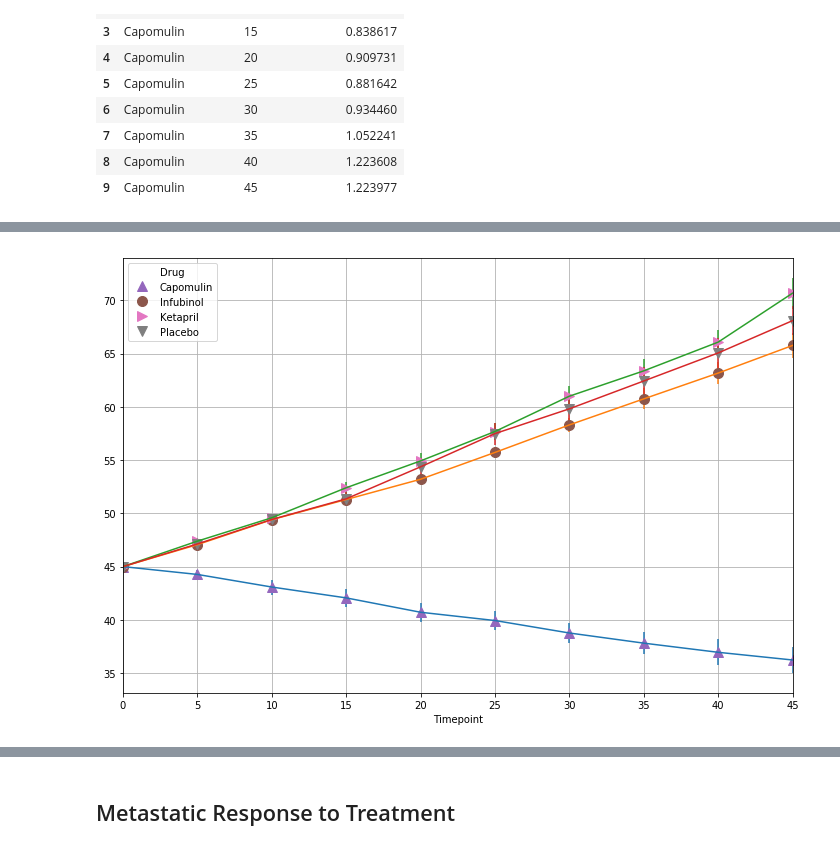
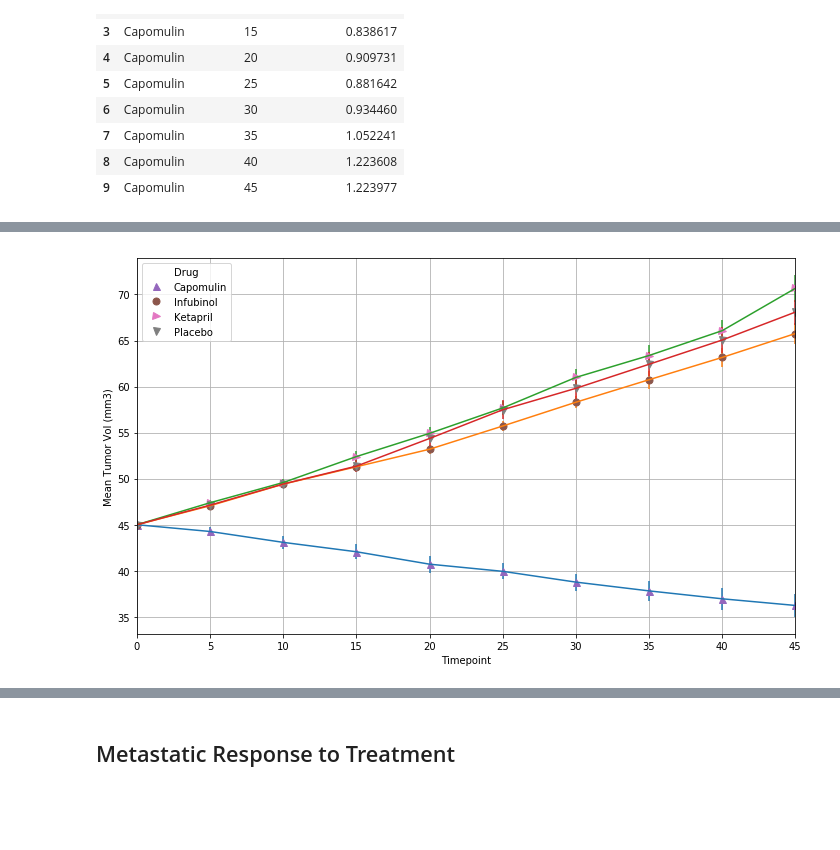
Before and after one commit to vinayakdixit/Homework_Submission, a Jupyter notebook: Matplotlib/Pymaceuticals/Vin-pymaceuticals.ipynb, the cells around one changed output, grey strips where cells are left out. Drawn from its saved outputs; the diff is of its cells as text; code cells hidden in the pictures; blank space fills up the shorter version.

```diff
--- a/Matplotlib/Pymaceuticals/Vin-pymaceuticals.ipynb
+++ b/Matplotlib/Pymaceuticals/Vin-pymaceuticals.ipynb
@@ -134,16 +136,21 @@ pivot_df
 # %%
 # Generate the Plot (with Error Bars)
 ax = pivot_df[["Capomulin", "Infubinol","Ketapril",'Placebo']]\
-            .plot( yerr = stderr_tumorvol_df, figsize= (12,8), legend = False )
+            .plot( yerr = stderr_tumorvol_df, figsize= (10,6), legend = False)
 
+ax.set_xlabel("Time (Days)")
+ax.set_ylabel("Mean Tumor Vol (mm3)")
 
 
 pivot_df[["Capomulin","Infubinol", "Ketapril", "Placebo"]]\
-            .plot(grid = True,style =['^','o','>','v'], markersize =10,legend =True, ax = ax )
+            .plot(grid = True,style =['^','o','>','v'], markersize =7,legend =True, \
+                  label = "Tumor Response to Treatment",ax = ax )
 
-
-
+plt.tight_layout()
+plt.savefig("../Images/tumor_vol.png")
+plt.savefig("Picture/tumor_vol.png")
 plt.show()
 # Save the Figure
+# Show the Figure
 # %% [output]
-[figure, old version]
+[figure, new version]
```
Also changed, not shown: parts of 22 cells of this notebook, 4 other files.
